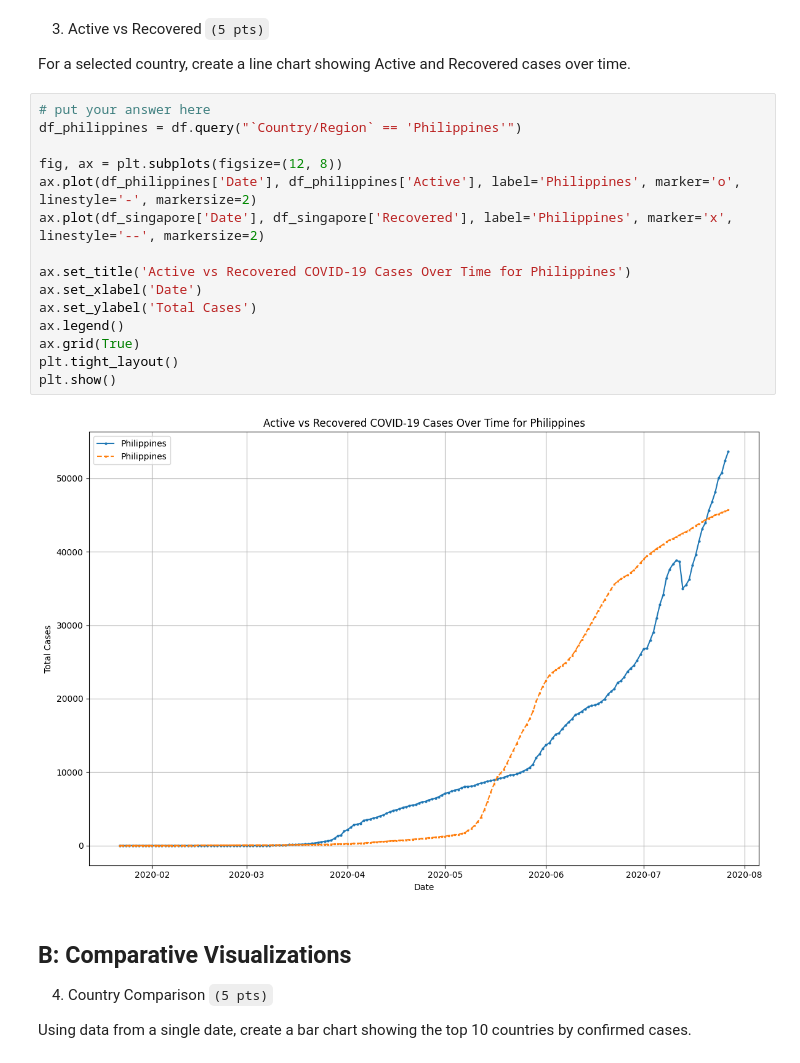
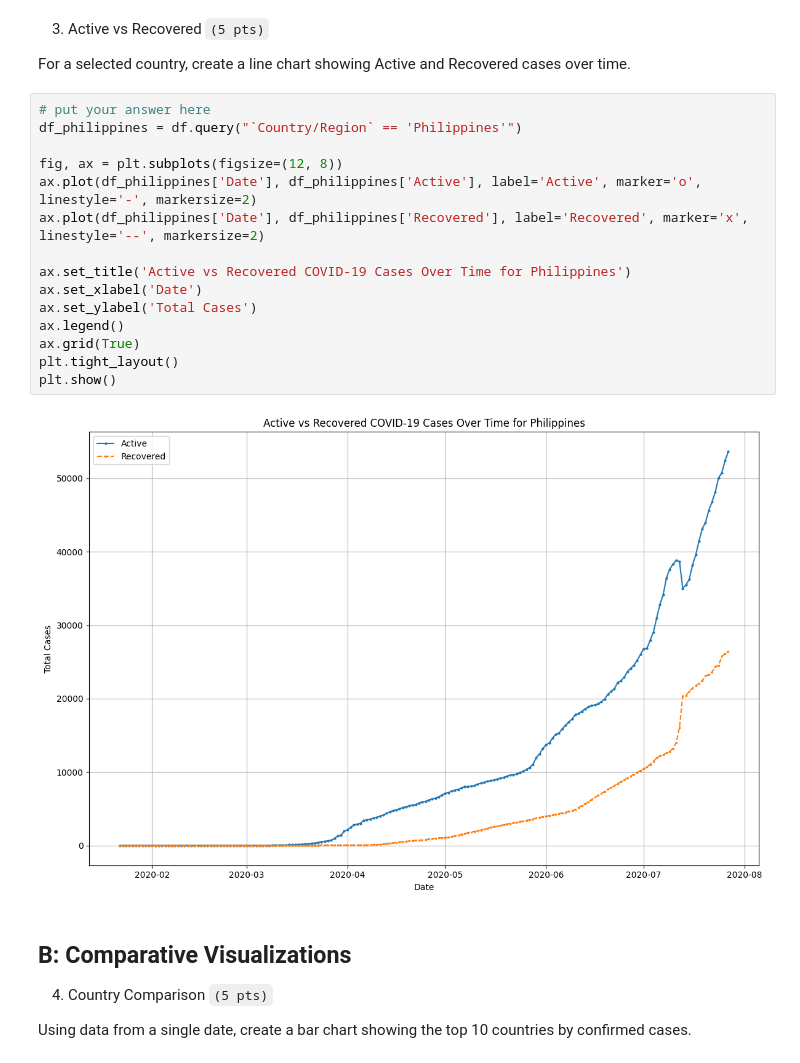
Before and after one commit to vannicc/CCDATSCL_EXERCISES_COM222, a Jupyter notebook: CCDATSCL_Exercise4.ipynb, the cells around one changed output. Cells and saved outputs as stored; diff of their text form.

```diff
--- a/CCDATSCL_Exercise4.ipynb
+++ b/CCDATSCL_Exercise4.ipynb
@@ -140,20 +140,20 @@ For a selected country, create a line chart showing Active and Recovered cases o
 # %%
 # put your answer here
 df_philippines = df.query("`Country/Region` == 'Philippines'")
 
 fig, ax = plt.subplots(figsize=(12, 8))
-ax.plot(df_philippines['Date'], df_philippines['Active'], label='Philippines', marker='o', linestyle='-', markersize=2)
-ax.plot(df_singapore['Date'], df_singapore['Recovered'], label='Philippines', marker='x', linestyle='--', markersize=2)
+ax.plot(df_philippines['Date'], df_philippines['Active'], label='Active', marker='o', linestyle='-', markersize=2)
+ax.plot(df_philippines['Date'], df_philippines['Recovered'], label='Recovered', marker='x', linestyle='--', markersize=2)
 
 ax.set_title('Active vs Recovered COVID-19 Cases Over Time for Philippines')
 ax.set_xlabel('Date')
 ax.set_ylabel('Total Cases')
 ax.legend()
 ax.grid(True)
 plt.tight_layout()
 plt.show()
 # %% [output]
-[figure, old version]
+[figure, new version]
 # %% [markdown]
 ## B: Comparative Visualizations
 
```
